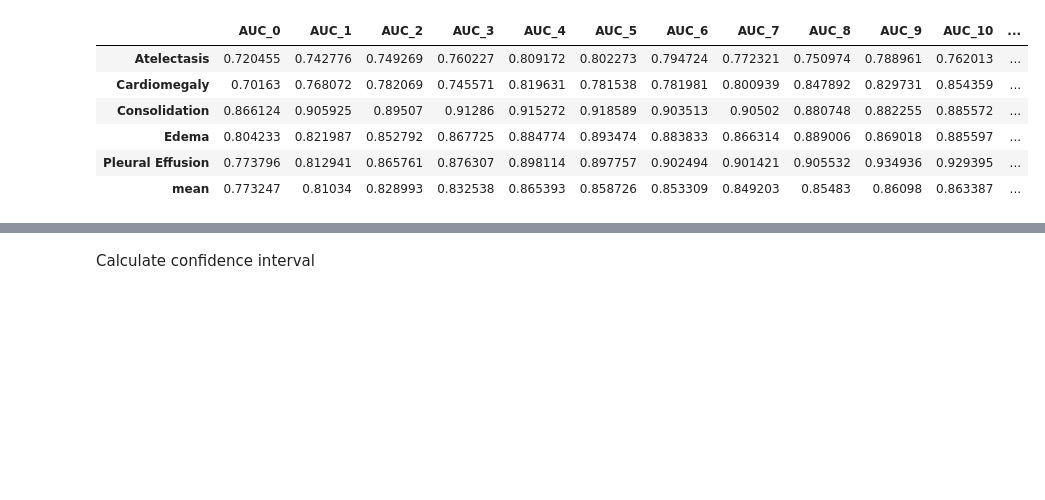
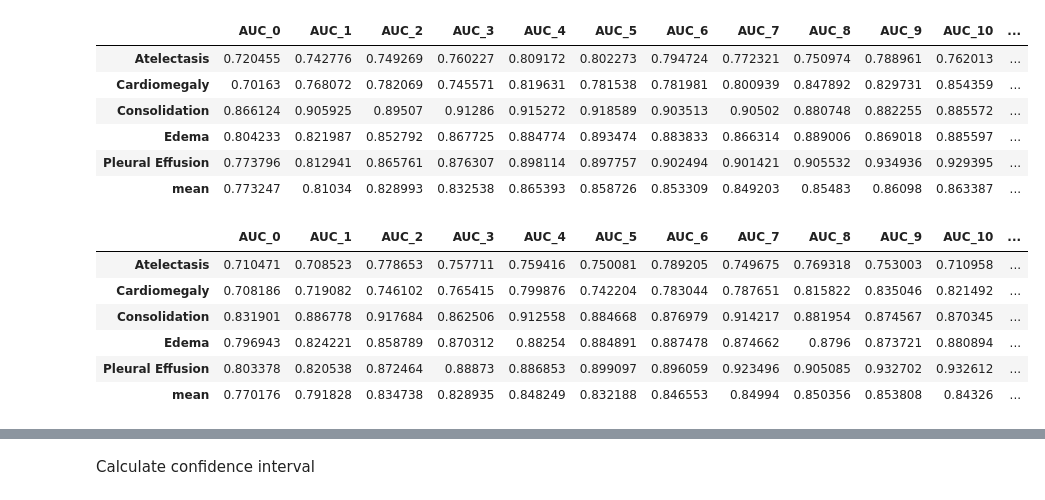
Before and after one commit to cruz-lucas/Chest-X-Ray-Pathology-Classifier, a Jupyter notebook: notebooks/6.0-results.ipynb, the cells around one changed output, grey strips where cells are left out. Saved outputs shown, nothing was run; the diff lists cells and outputs as text; code cells hidden in the pictures; blank space fills up the shorter version.

Commit message:
test results

```diff
--- a/notebooks/6.0-results.ipynb
+++ b/notebooks/6.0-results.ipynb
@@ -138,8 +148,9 @@ import pandas as pd
 
 ignore_results = pd.read_parquet('results/valid_U-Ignore.pqt')
 multiclass_results = pd.read_parquet('results/valid_U-MultiClass.pqt')
-ones_results = pd.read_parquet('results/valid_U-Zeros.pqt')
-zeros_results = pd.read_parquet('results/valid_U-Ones.pqt')
+ones_results = pd.read_parquet('results/valid_U-Ones.pqt')
+zeros_results = pd.read_parquet('results/valid_U-Zeros.pqt')
+selftrained_results = pd.read_parquet('results/valid_U-SelfTrained.pqt')
 # %%
 from sklearn.metrics import roc_auc_score, RocCurveDisplay
 import math
@@ -248,6 +259,21 @@ merged
 | Edema | 0.804233 | 0.821987 | 0.852792 | 0.867725 | 0.884774 | 0.893474 | 0.883833 | 0.866314 | 0.889006 | 0.869018 | 0.885597 | ... |
 | Pleural Effusion | 0.773796 | 0.812941 | 0.865761 | 0.876307 | 0.898114 | 0.897757 | 0.902494 | 0.901421 | 0.905532 | 0.934936 | 0.929395 | ... |
 | mean | 0.773247 | 0.81034 | 0.828993 | 0.832538 | 0.865393 | 0.858726 | 0.853309 | 0.849203 | 0.85483 | 0.86098 | 0.863387 | ... |
+# %%
+model_comparisson = [get_roc_score(selftrained_results.loc[:, ['labels', f'model_{str(i_model)}']], model_name=[f'model_{str(i_model)}'])[0] for i_model in range(20)]
+merged = pd.concat(model_comparisson, axis=1)
+merged.columns = [f'AUC_{idx}' for idx in range(20)]
+merged.loc['mean'] = merged.mean()
+merged.to_csv('results/checkpoints_result_selftrained.csv', index=True)
+merged
+# %% [output]
+|  | AUC_0 | AUC_1 | AUC_2 | AUC_3 | AUC_4 | AUC_5 | AUC_6 | AUC_7 | AUC_8 | AUC_9 | AUC_10 | ... |
+| Atelectasis | 0.710471 | 0.708523 | 0.778653 | 0.757711 | 0.759416 | 0.750081 | 0.789205 | 0.749675 | 0.769318 | 0.753003 | 0.710958 | ... |
+| Cardiomegaly | 0.708186 | 0.719082 | 0.746102 | 0.765415 | 0.799876 | 0.742204 | 0.783044 | 0.787651 | 0.815822 | 0.835046 | 0.821492 | ... |
+| Consolidation | 0.831901 | 0.886778 | 0.917684 | 0.862506 | 0.912558 | 0.884668 | 0.876979 | 0.914217 | 0.881954 | 0.874567 | 0.870345 | ... |
+| Edema | 0.796943 | 0.824221 | 0.858789 | 0.870312 | 0.88254 | 0.884891 | 0.887478 | 0.874662 | 0.8796 | 0.873721 | 0.880894 | ... |
+| Pleural Effusion | 0.803378 | 0.820538 | 0.872464 | 0.88873 | 0.886853 | 0.899097 | 0.896059 | 0.923496 | 0.905085 | 0.932702 | 0.932612 | ... |
+| mean | 0.770176 | 0.791828 | 0.834738 | 0.828935 | 0.848249 | 0.832188 | 0.846553 | 0.84994 | 0.850356 | 0.853808 | 0.84326 | ... |
 # %% [markdown]
 ### U-Ignore
 
```
Also changed, not shown: parts of 13 cells of this notebook, 3 other files.
